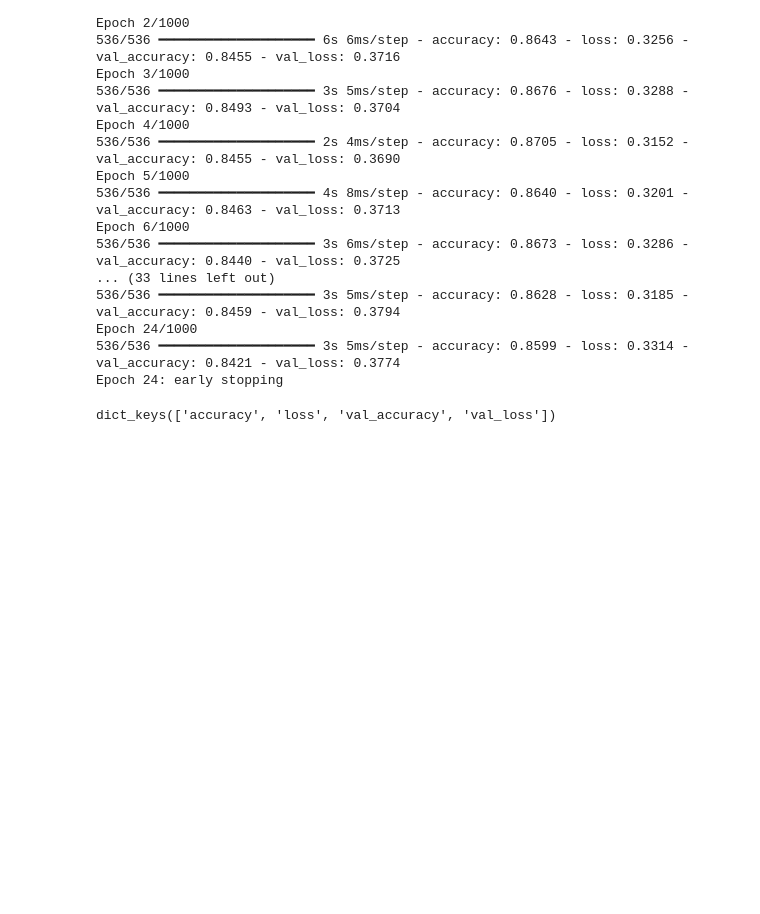
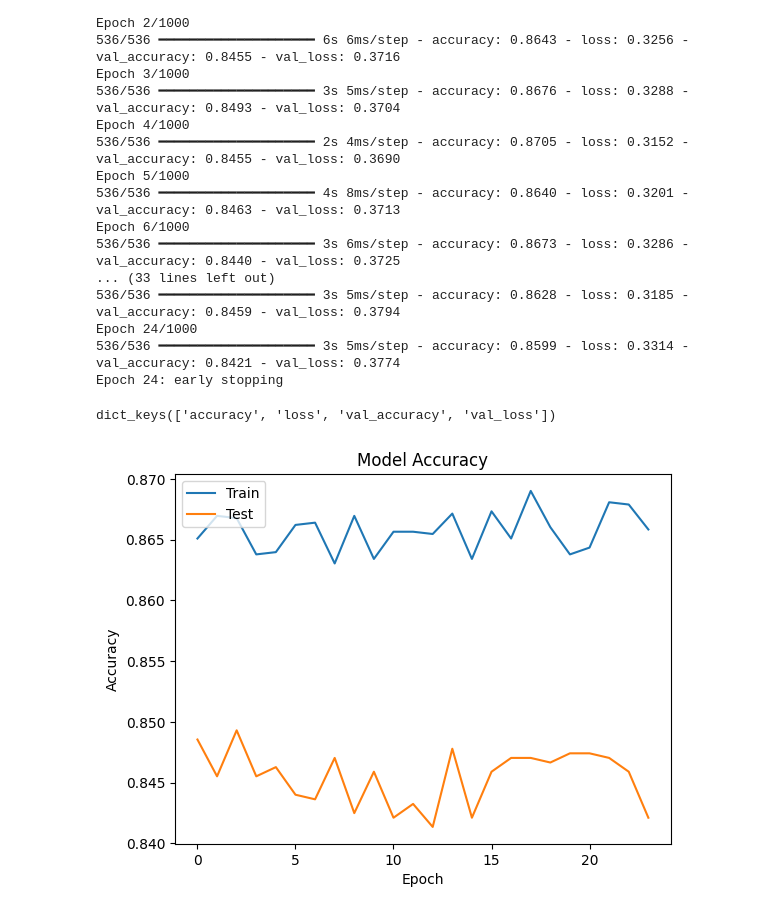
Before and after one commit to samwanyua/ANN, a Jupyter notebook: notebook.ipynb, the cells around one changed output. Drawn from its saved outputs; the diff is of its cells as text; code cells hidden in the pictures; blank space fills up the shorter version.

Commit message:
Plot the accuracy

```diff
--- a/notebook.ipynb
+++ b/notebook.ipynb
@@ -199,3 +199,14 @@ Epoch 24: early stopping
 model_history.history.keys()
 # %% [output]
 dict_keys(['accuracy', 'loss', 'val_accuracy', 'val_loss'])
+# %%
+# Plot the summary history for accuracy
+plt.plot(model_history.history['accuracy'])
+plt.plot(model_history.history['val_accuracy'])
+plt.title("Model Accuracy")
+plt.ylabel("Accuracy")
+plt.xlabel("Epoch")
+plt.legend(['Train', 'Test'], loc='upper left')
+plt.show()
+# %% [output]
+[figure, added]
```
